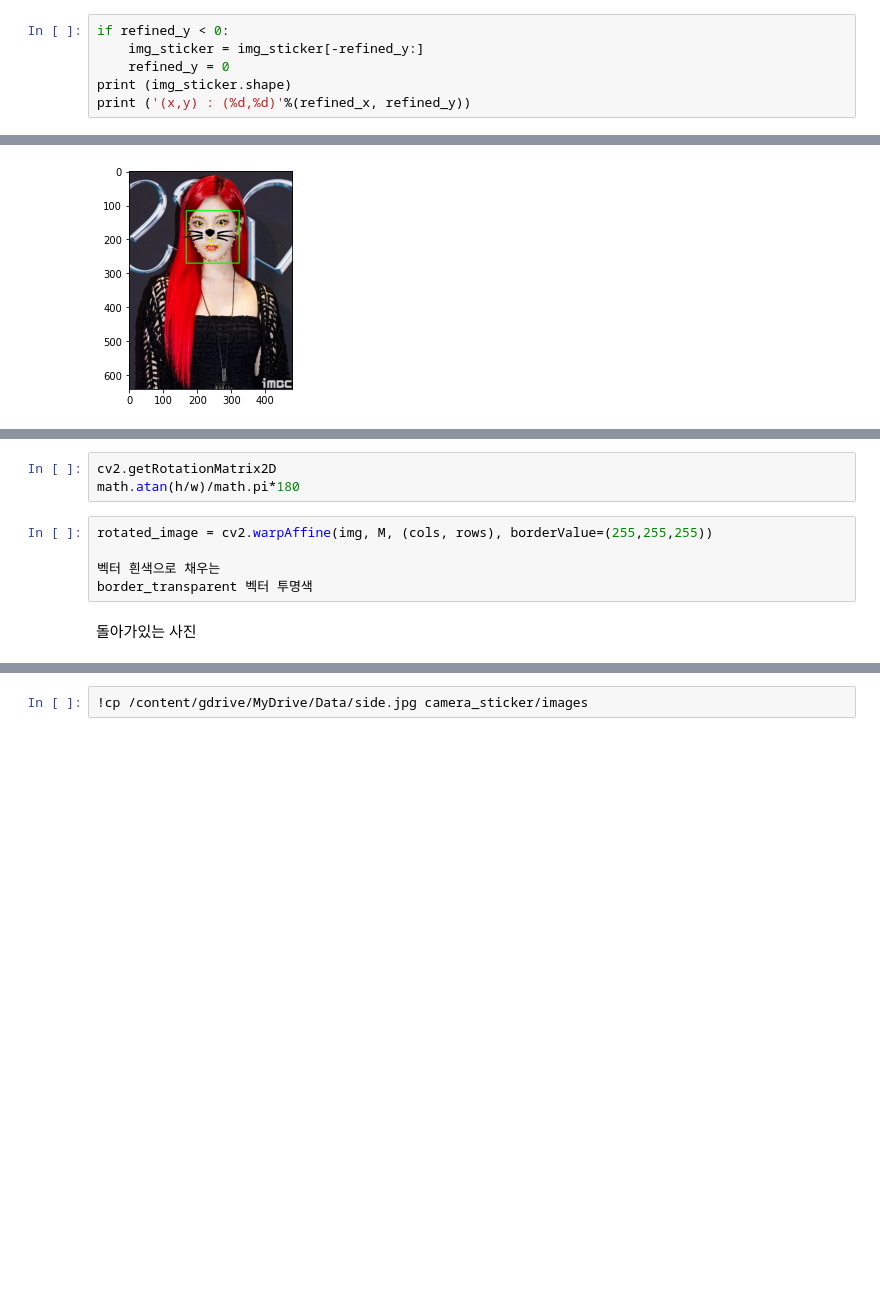
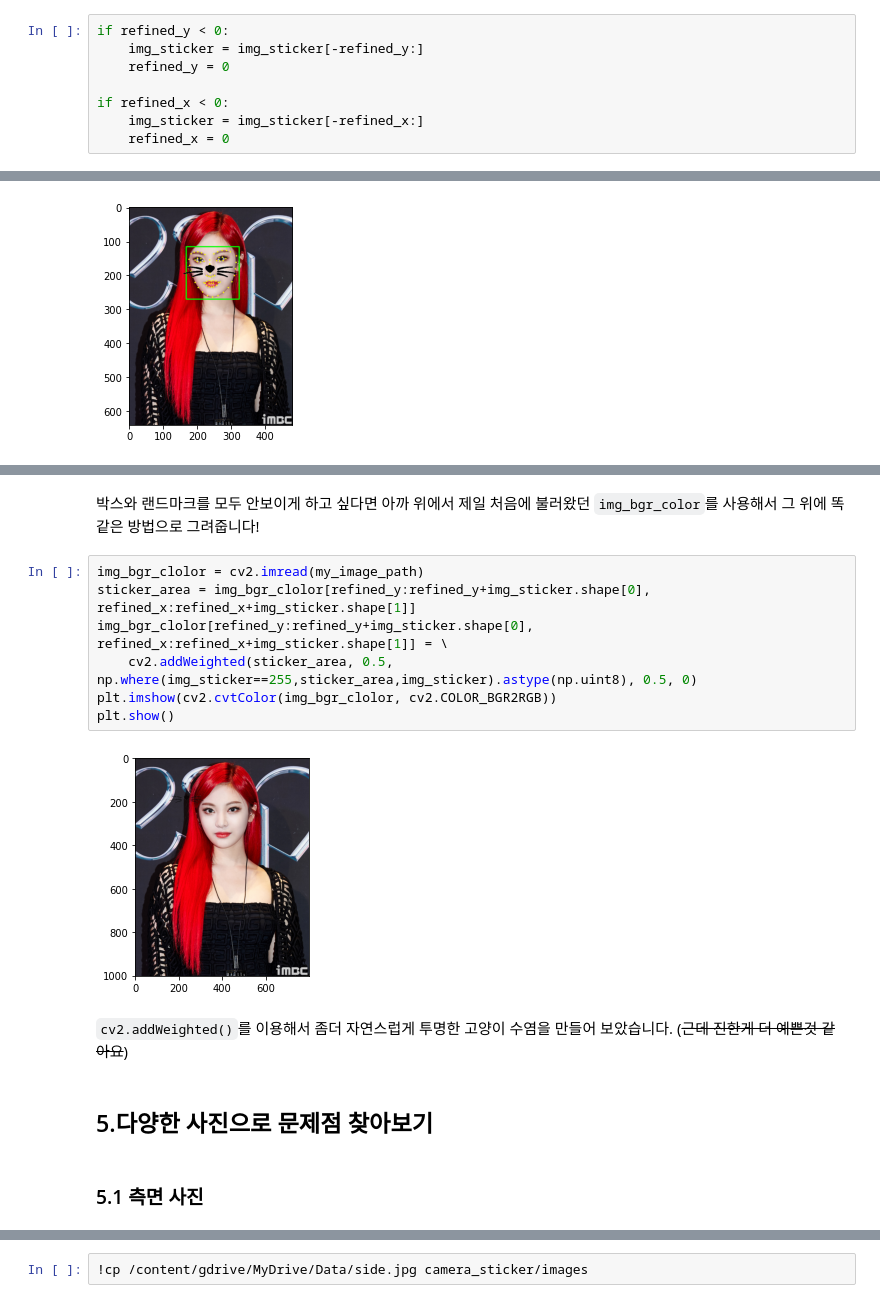
Before and after one commit to mkkim007/AIFFEL, a Jupyter notebook: [E_03]StickerCamera.ipynb, the cells around one changed output, grey strips where cells are left out. Drawn from its saved outputs; the diff is of its cells as text; blank space fills up the shorter version.

```diff
--- a/[E_03]StickerCamera.ipynb
+++ b/[E_03]StickerCamera.ipynb
@@ -219,5 +235,7 @@ print ('(x,y) : (%d,%d)'%(refined_x, refined_y))
 if refined_y < 0:
     img_sticker = img_sticker[-refined_y:]
     refined_y = 0
-print (img_sticker.shape)
-print ('(x,y) : (%d,%d)'%(refined_x, refined_y))
+
+if refined_x < 0:
+    img_sticker = img_sticker[-refined_x:]
+    refined_x = 0
@@ -241,13 +261,20 @@ plt.imshow(cv2.cvtColor(img_bgr, cv2.COLOR_BGR2RGB))
 plt.show()
 # %% [output]
 [figure]
-# %%
-cv2.getRotationMatrix2D
-math.atan(h/w)/math.pi*180
-# %%
-rotated_image = cv2.warpAffine(img, M, (cols, rows), borderValue=(255,255,255))
-
-벡터 흰색으로 채우는
-border_transparent 벡터 투명색
-# %% [markdown]
-돌아가있는 사진
+# %% [markdown]
+박스와 랜드마크를 모두 안보이게 하고 싶다면 아까 위에서 제일 처음에 불러왔던 `img_bgr_color`를 사용해서 그 위에 똑같은 방법으로 그려줍니다!
+# %%
+img_bgr_clolor = cv2.imread(my_image_path)
+sticker_area = img_bgr_clolor[refined_y:refined_y+img_sticker.shape[0], refined_x:refined_x+img_sticker.shape[1]]
+img_bgr_clolor[refined_y:refined_y+img_sticker.shape[0], refined_x:refined_x+img_sticker.shape[1]] = \
+    cv2.addWeighted(sticker_area, 0.5, np.where(img_sticker==255,sticker_area,img_sticker).astype(np.uint8), 0.5, 0)
+plt.imshow(cv2.cvtColor(img_bgr_clolor, cv2.COLOR_BGR2RGB))
+plt.show()
+# %% [output]
+[figure, added]
+# %% [markdown]
+`cv2.addWeighted()`를 이용해서 좀더 자연스럽게 투명한 고양이 수염을 만들어 보았습니다. (~~근데 진한게 더 예쁜것 같아요~~)
+# %% [markdown]
+## 5.다양한 사진으로 문제점 찾아보기
+# %% [markdown]
+### 5.1 측면 사진
```
Also changed, not shown: parts of 59 cells of this notebook.
